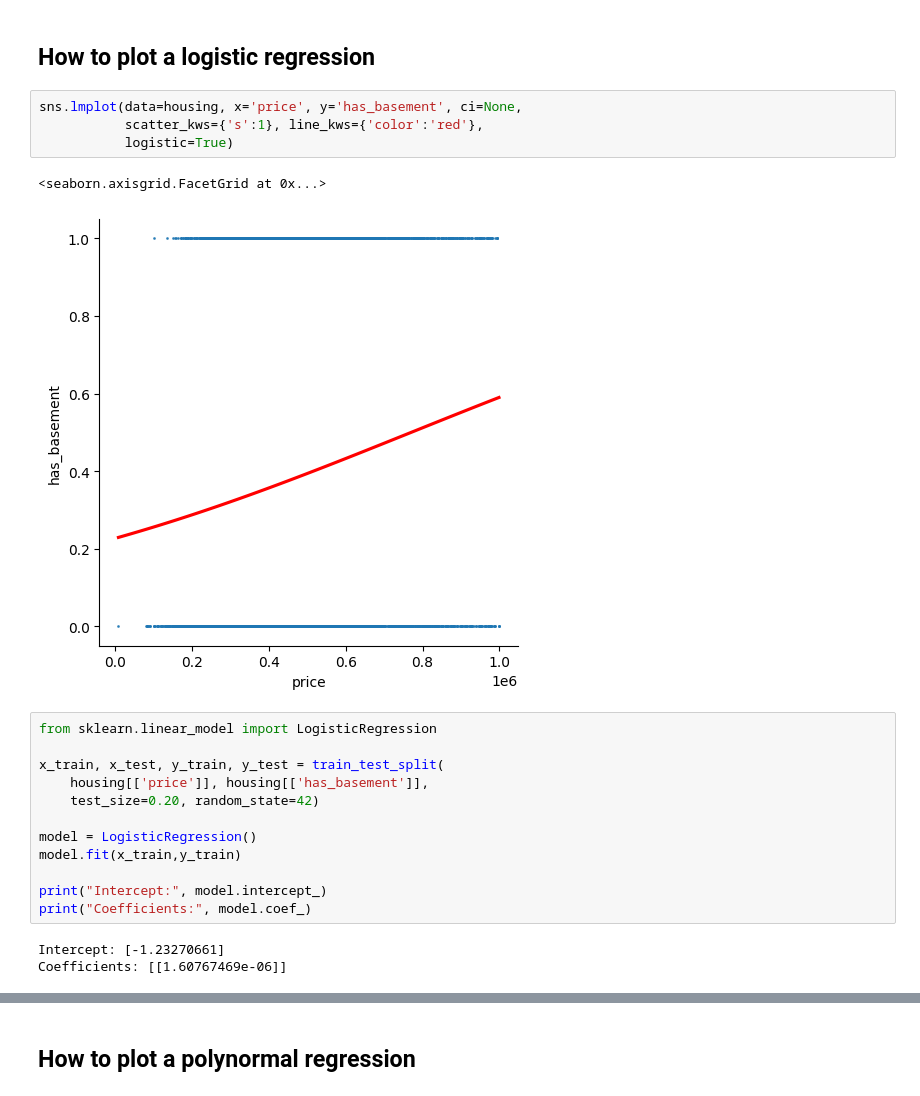
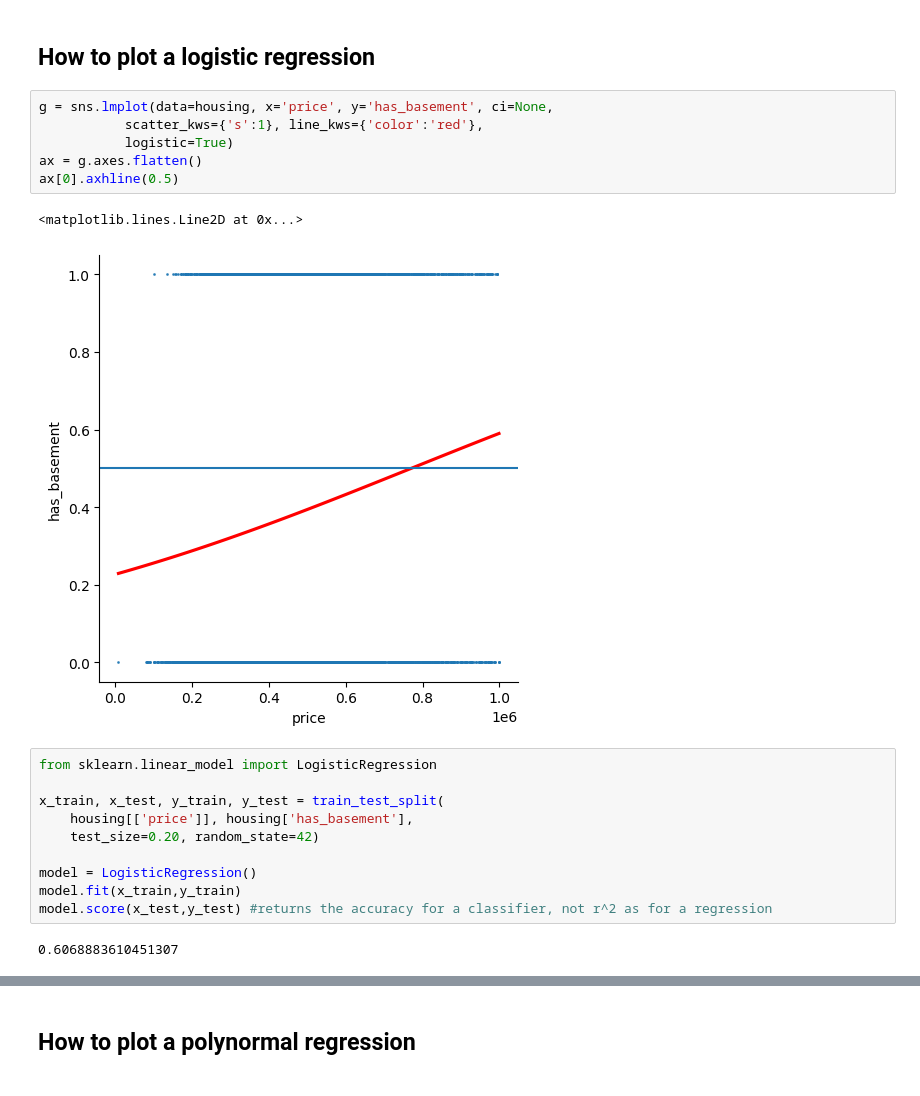
Before and after one commit to ncrowder/python, a Jupyter notebook: murach_data_analysis/class_demos/regression.ipynb, the cells around one changed output, grey strips where cells are left out. Cells and saved outputs as stored; diff of their text form.

```diff
--- a/murach_data_analysis/class_demos/regression.ipynb
+++ b/murach_data_analysis/class_demos/regression.ipynb
@@ -259,24 +259,23 @@ sns.lmplot(data=housing, x='sqft_living', y='price', ci=None,
 # %% [markdown]
 ## How to plot a logistic regression
 # %%
-sns.lmplot(data=housing, x='price', y='has_basement', ci=None,
+g = sns.lmplot(data=housing, x='price', y='has_basement', ci=None,
            scatter_kws={'s':1}, line_kws={'color':'red'},
            logistic=True)
+ax = g.axes.flatten()
+ax[0].axhline(0.5)
 # %% [output]
-<seaborn.axisgrid.FacetGrid at 0x...>
+<matplotlib.lines.Line2D at 0x...>
-[figure, old version]
+[figure, new version]
 # %%
 from sklearn.linear_model import LogisticRegression
 
 x_train, x_test, y_train, y_test = train_test_split(
-    housing[['price']], housing[['has_basement']],
+    housing[['price']], housing['has_basement'],
     test_size=0.20, random_state=42)
 
 model = LogisticRegression()
 model.fit(x_train,y_train)
-
-print("Intercept:", model.intercept_)
-print("Coefficients:", model.coef_)
+model.score(x_test,y_test) #returns the accuracy for a classifier, not r^2 as for a regression
 # %% [output]
-Intercept: [-1.23270661]
-Coefficients: [[1.60767469e-06]]
+0.6068883610451307
```
Also changed, not shown: parts of 6 cells of this notebook.
